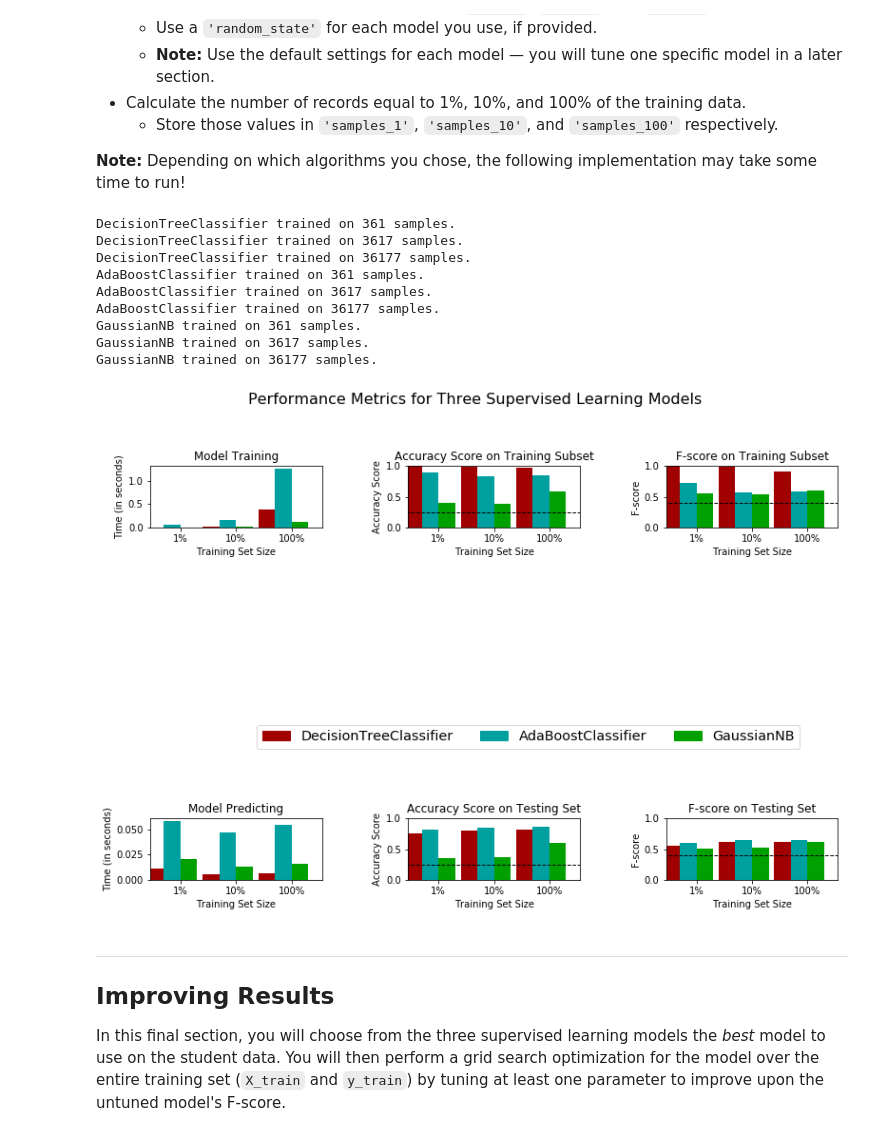
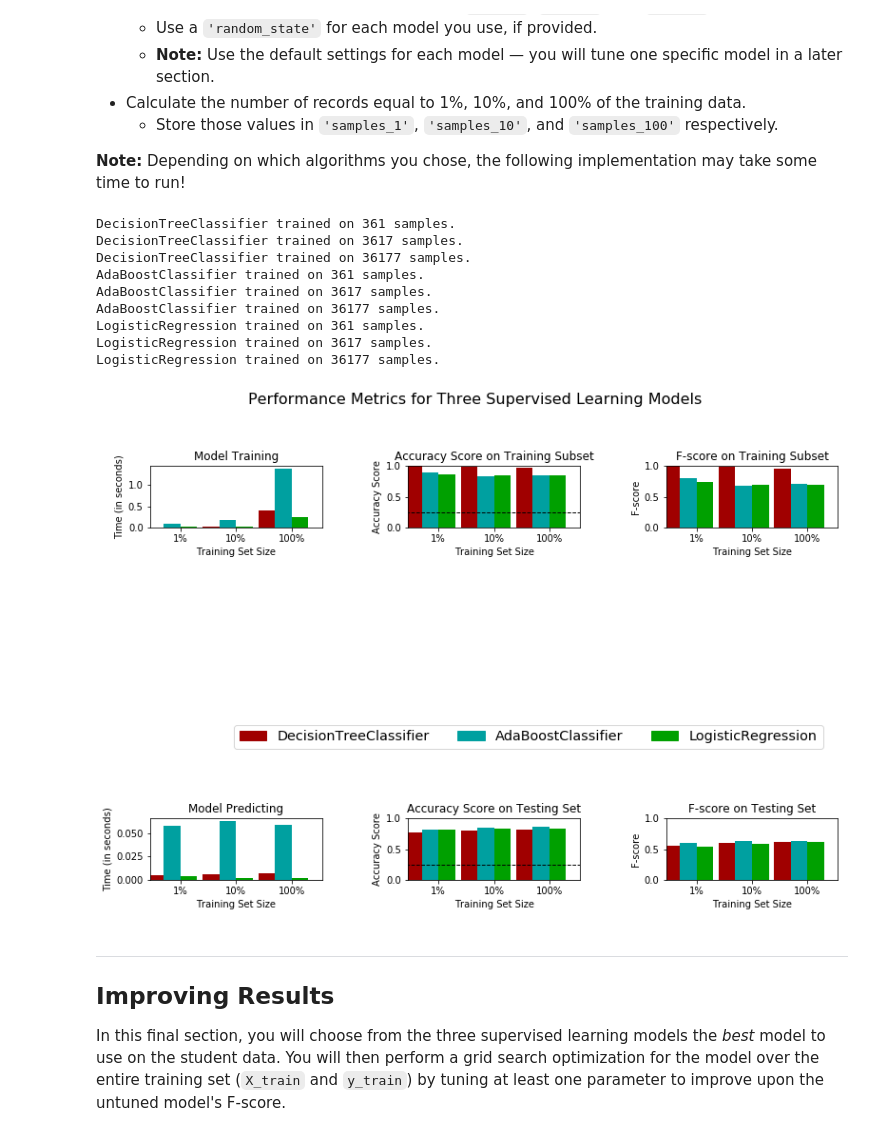
Before and after one commit to andreas-brodale/MLCharity, a Jupyter notebook: finding_donors/finding_donors.ipynb, the cells around one changed output. Saved outputs shown, nothing was run; the diff lists cells and outputs as text; code cells hidden in the pictures.

```diff
--- a/finding_donors/finding_donors.ipynb
+++ b/finding_donors/finding_donors.ipynb
@@ -246,7 +246,7 @@ For classification problems that are skewed in their classification distribution
 * Our Recall score(True Positives/(True Positives + False Negatives)) in this setting becomes 1 as we have no False Negatives.
 # %%
 TP = np.sum(income) # Counting the ones as this is the naive case. Note that 'income' is the 'income_raw' data
-#encoded to numerical values done in the data preprocessing step.
+# encoded to numerical values done in the data preprocessing step.
 FP = income.count() - TP # Specific to the naive case
 
 TN = 0 # No predicted negatives in the naive case
@@ -258,7 +258,7 @@ recall = TP / (TP + FP)
 precision = TP / (FN + TP)
 
 # TODO: Calculate F-score using the formula above for beta = 0.5 and correct values for precision and recall.
-fscore = 2 * (recall * precision) / (recall + precision)
+fscore = (1 + (0.5**2)) * ( (precision * recall) / ((0.5**2) * precision + recall))
 
 # Print the results
 print("Naive Predictor: [Accuracy score: {:.4f}, F-score: {:.4f}]".format(accuracy, fscore))
@@ -362,16 +370,16 @@ def train_predict(learner, sample_size, X_train, y_train, X_test, y_test):
     results['pred_time'] = end - start
 
     # TODO: Compute accuracy on the first 300 training samples which is y_train[:300]
-    results['acc_train'] = accuracy_score(predictions_train, y_train[:300])
+    results['acc_train'] = accuracy_score(y_train[:300], predictions_train)
 
     # TODO: Compute accuracy on test set using accuracy_score()
-    results['acc_test'] = accuracy_score(predictions_test, y_test)
+    results['acc_test'] = accuracy_score(y_test, predictions_test)
 
     # TODO: Compute F-score on the the first 300 training samples using fbeta_score()
-    results['f_train'] = fbeta_score(predictions_train, y_train[:300], beta = 0.7)
+    results['f_train'] = fbeta_score(y_train[:300], predictions_train, beta = 0.5)
 
     # TODO: Compute F-score on the test set which is y_test
-    results['f_test'] = fbeta_score(predictions_test, y_test, beta = 0.7)
+    results['f_test'] = fbeta_score(predictions_test, y_test, beta = 0.5)
 
     # Success
     print("{} trained on {} samples.".format(learner.__class__.__name__, sample_size))
@@ -399,41 +407,41 @@ from sklearn.svm import SVC
 from sklearn.ensemble import BaggingClassifier
 from sklearn.neighbors import KNeighborsClassifier
 # TODO: Initialize the three models
-clf_A = DecisionTreeClassifier()
-clf_B = AdaBoostClassifier()
-clf_C = GaussianNB()
+clf_A = DecisionTreeClassifier(random_state = 30)
+clf_B = AdaBoostClassifier(random_state = 30)
+clf_C = LogisticRegression(random_state = 30)
 
 
 # TODO: Calculate the number of samples for 1%, 10%, and 100% of the training data
 # HINT: samples_100 is the entire training set i.e. len(y_train)
 # HINT: samples_10 is 10% of samples_100 (ensure to set the count of the values to be `int` and not `float`)
 # HINT: samples_1 is 1% of samples_100 (ensure to set the count of the values to be `int` and not `float`)
 samples_100 = int(len(y_train))
 samples_10 = int(0.1 * len(y_train))
 samples_1 = int(0.01 * len(y_train))
 
 # Collect results on the learners
 results = {}
 for clf in [clf_A, clf_B, clf_C]:
     clf_name = clf.__class__.__name__
     results[clf_name] = {}
     for i, samples in enumerate([samples_1, samples_10, samples_100]):
         results[clf_name][i] = \
         train_predict(clf, samples, X_train, y_train, X_test, y_test)
 
 # Run metrics visualization for the three supervised learning models chosen
 vs.evaluate(results, accuracy, fscore)
 # %% [output]
 DecisionTreeClassifier trained on 361 samples.
 DecisionTreeClassifier trained on 3617 samples.
 DecisionTreeClassifier trained on 36177 samples.
 AdaBoostClassifier trained on 361 samples.
 AdaBoostClassifier trained on 3617 samples.
 AdaBoostClassifier trained on 36177 samples.
-GaussianNB trained on 361 samples.
-GaussianNB trained on 3617 samples.
-GaussianNB trained on 36177 samples.
+LogisticRegression trained on 361 samples.
+LogisticRegression trained on 3617 samples.
+LogisticRegression trained on 36177 samples.
-[figure, old version]
+[figure, new version]
 # %% [markdown]
 ----
 ## Improving Results
```
Also changed, not shown: parts of 7 cells of this notebook, 1 other file.
